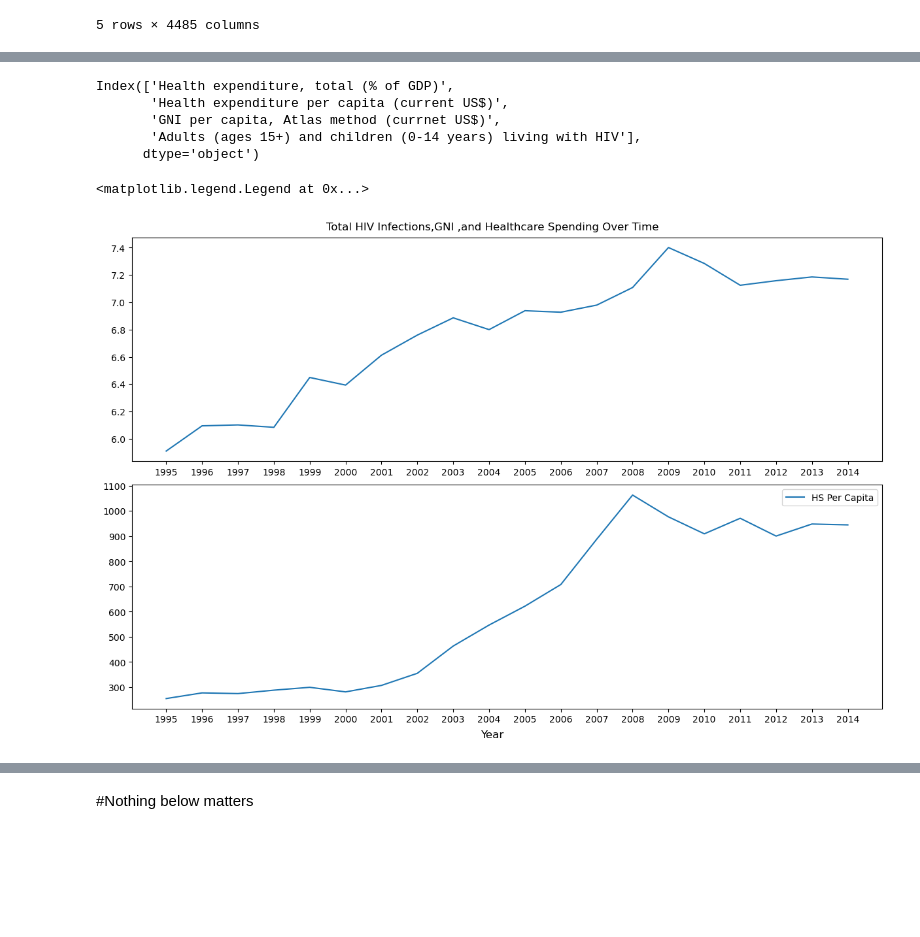
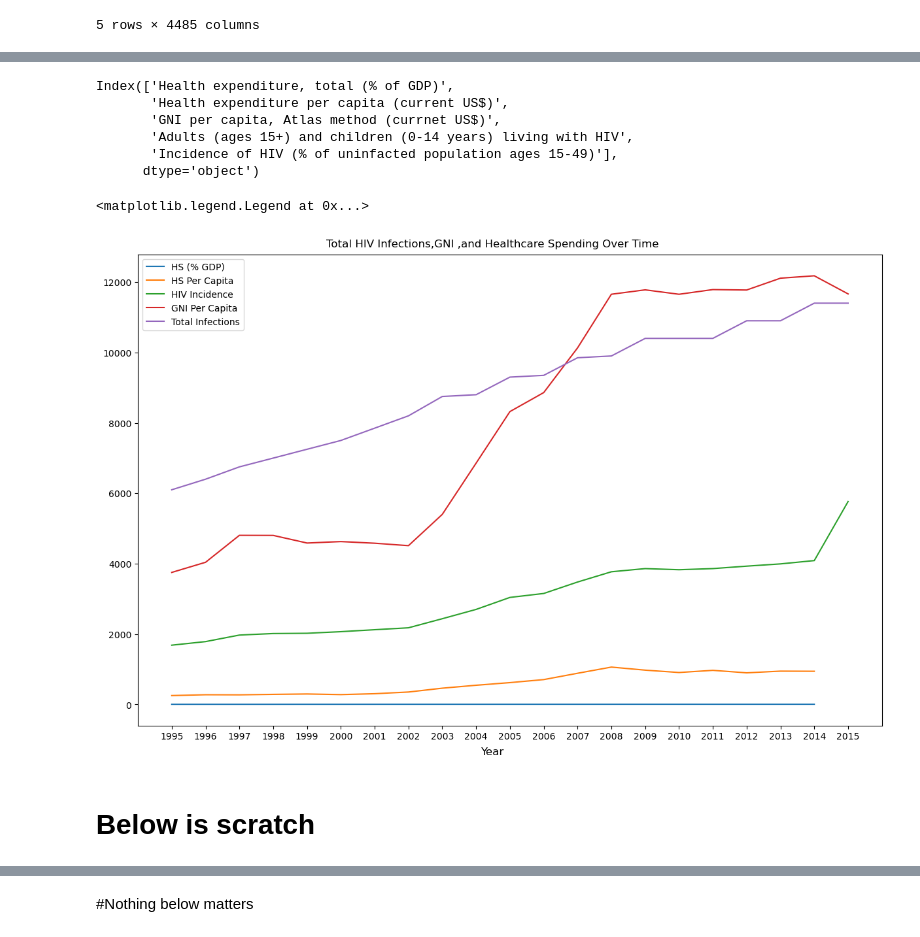
Before and after one commit to jhardin7612/python_eda_case_study, a Jupyter notebook: blake.ipynb, the cells around one changed output, grey strips where cells are left out. Saved outputs shown, nothing was run; the diff lists cells and outputs as text; code cells hidden in the pictures; blank space fills up the shorter version.

```diff
--- a/blake.ipynb
+++ b/blake.ipynb
@@ -52,6 +78,5 @@ df4.columns = df3.loc['Indicator Name']
 # %%
-df4 = df4[['Health expenditure, total (% of GDP)','Health expenditure per capita (current US$)','GNI per capita, Atlas method (current US$)','Adults (ages 15+) and children (0-14 years) living with HIV']]
+df4 = df4[['Health expenditure, total (% of GDP)','Health expenditure per capita (current US$)','GNI per capita, Atlas method (current US$)','Adults (ages 15+) and children (0-14 years) living with HIV','Incidence of HIV (% of uninfected population ages 15-49)']]
 df4 = df4.drop('Country Name')
 df4 = df4.drop('Indicator Name')
 df4 = df4.dropna(axis=1, how='all')
-df4.head()
@@ -102,13 +141,16 @@ df4.columns =   ['1Health expenditure, total (% of GDP)',
        '12GNI per capita, Atlas method (current US$)',
        '13GNI per capita, Atlas method (current US$)',
        '1Adults (ages 15+) and children (0-14 years) living with HIV',
-       '2Adults (ages 15+) and children (0-14 years) living with HIV']
+       '2Adults (ages 15+) and children (0-14 years) living with HIV',
+       '1Incidence of HIV (% of uninfected population ages 15-49)',
+       '2Incidence of HIV (% of uninfected population ages 15-49)']
 # %%
 df4['Health expenditure, total (% of GDP)'] = df4[df4.columns[0:12]].mean(axis=1)
 df4['Health expenditure per capita (current US$)'] = df4[df4.columns[12:24]].mean(axis=1)
 df4['GNI per capita, Atlas method (currnet US$)'] = df4[df4.columns[24:37]].mean(axis=1)
-df4['Adults (ages 15+) and children (0-14 years) living with HIV'] = df4[df4.columns[37:]].mean(axis=1)
-final_df = df4[['Health expenditure, total (% of GDP)','Health expenditure per capita (current US$)','GNI per capita, Atlas method (currnet US$)','Adults (ages 15+) and children (0-14 years) living with HIV']]
+df4['Adults (ages 15+) and children (0-14 years) living with HIV'] = df4[df4.columns[37:39]].mean(axis=1)
+df4['Incidence of HIV (% of uninfacted population ages 15-49)'] = df4[df4.columns[39:]].mean(axis=1)
+final_df = df4[['Health expenditure, total (% of GDP)','Health expenditure per capita (current US$)','GNI per capita, Atlas method (currnet US$)','Adults (ages 15+) and children (0-14 years) living with HIV','Incidence of HIV (% of uninfacted population ages 15-49)']]
 final_df = final_df.drop('Unnamed: 60')
 final_df
 # %% [output]
@@ -172,22 +216,29 @@ final_df.columns
 Index(['Health expenditure, total (% of GDP)',
        'Health expenditure per capita (current US$)',
        'GNI per capita, Atlas method (currnet US$)',
-       'Adults (ages 15+) and children (0-14 years) living with HIV'],
+       'Adults (ages 15+) and children (0-14 years) living with HIV',
+       'Incidence of HIV (% of uninfacted population ages 15-49)'],
       dtype='object')
 # %%
-fig, axs = plt.subplots(2, layout='constrained', figsize=(12,8))
+fig, axs = plt.subplots( layout='constrained', figsize=(12,8))
 fig.suptitle('Total HIV Infections,GNI ,and Healthcare Spending Over Time')
 fig.supxlabel('Year')
 
-axs[0].plot(final_df.index, final_df['Health expenditure, total (% of GDP)'], label = "HS (% GDP)")
+axs.plot(final_df.index, final_df['Health expenditure, total (% of GDP)'], label = "HS (% GDP)")
 #axs[0].set_title("HS (% GDP)")
-axs[1].plot(final_df.index, final_df['Health expenditure per capita (current US$)'], label = "HS Per Capita")
+axs.plot(final_df.index, final_df['Health expenditure per capita (current US$)'], label = "HS Per Capita")
 #axs[1].set_title("HS Per Capita")
-
+axs.plot(final_df.index, final_df['Incidence of HIV (% of uninfacted population ages 15-49)'], label = "HIV Incidence")
+axs.plot(final_df.index, final_df['GNI per capita, Atlas method (currnet US$)'], label = "GNI Per Capita")
+#axs.set_title("GNI Per Capita")
+axs.plot(final_df.index, final_df['Adults (ages 15+) and children (0-14 years) living with HIV'], label = "Total Infections")
+#axs.set_title("Total Infections")
 plt.legend()
 # %% [output]
 <matplotlib.legend.Legend at 0x...>
-[figure, old version]
+[figure, new version]
+# %% [markdown]
+# Below is scratch
 # %%
 fig, axs = plt.subplots(2,layout='constrained', figsize=(12,8))
 fig.suptitle('Total HIV Infections,GNI ,and Healthcare Spending Over Time')
```
Also changed, not shown: parts of 14 cells of this notebook, 1 other file.
